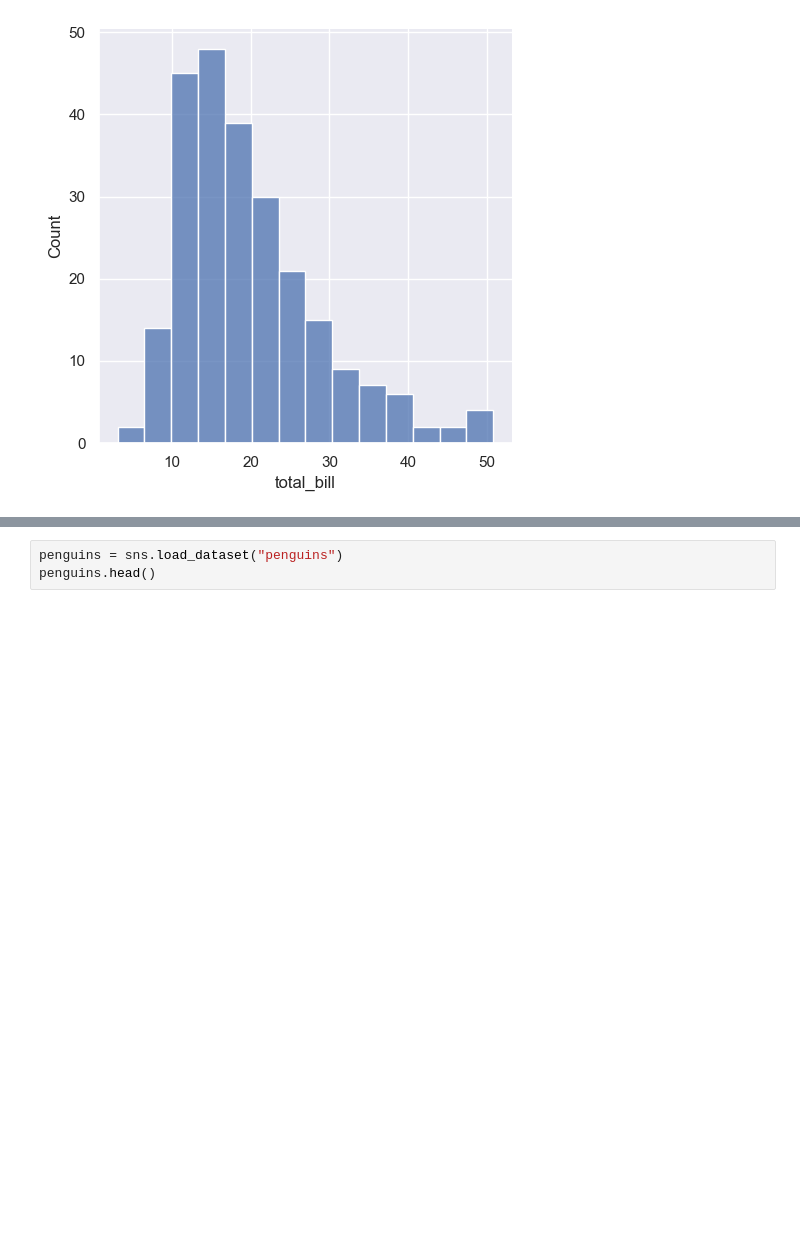
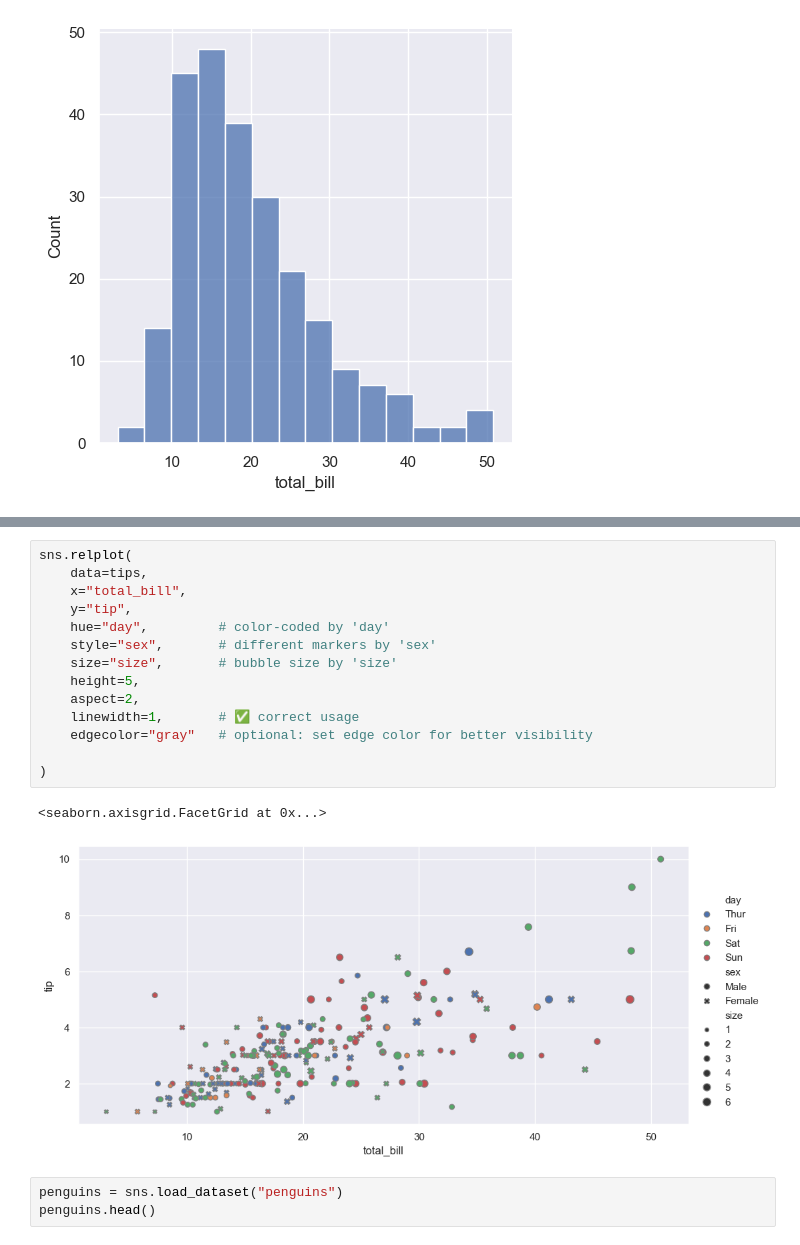
Before and after one commit to tareq-ur/Project1, a Jupyter notebook: Seabron1st.ipynb, the cells around one changed output, grey strips where cells are left out. Drawn from its saved outputs; the diff is of its cells as text; blank space fills up the shorter version.

```diff
--- a/Seabron1st.ipynb
+++ b/Seabron1st.ipynb
@@ -140,3 +161,20 @@ sns.displot(
+# %%
+sns.relplot(
+    data=tips,
+    x="total_bill",
+    y="tip",
+    hue="day",         # color-coded by 'day'
+    style="sex",       # different markers by 'sex'
+    size="size",       # bubble size by 'size'
+    height=5,
+    aspect=2,
+    linewidth=1,       # ✅ correct usage
+    edgecolor="gray"   # optional: set edge color for better visibility
+
+)
+# %% [output]
+<seaborn.axisgrid.FacetGrid at 0x...>
+[figure, added]
 # %%
 penguins = sns.load_dataset("penguins")
 penguins.head()
```
Also changed, not shown: parts of 6 cells of this notebook.
